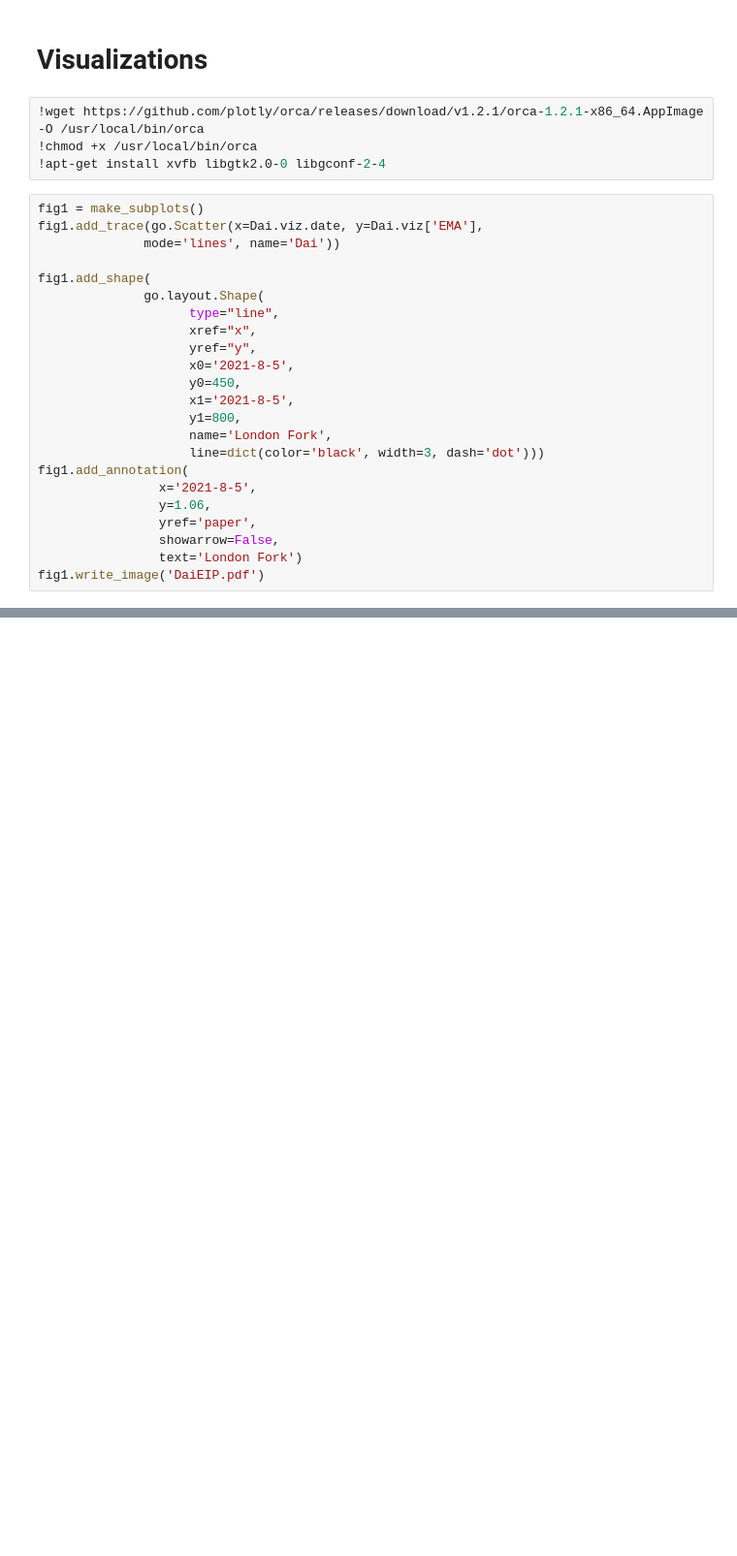
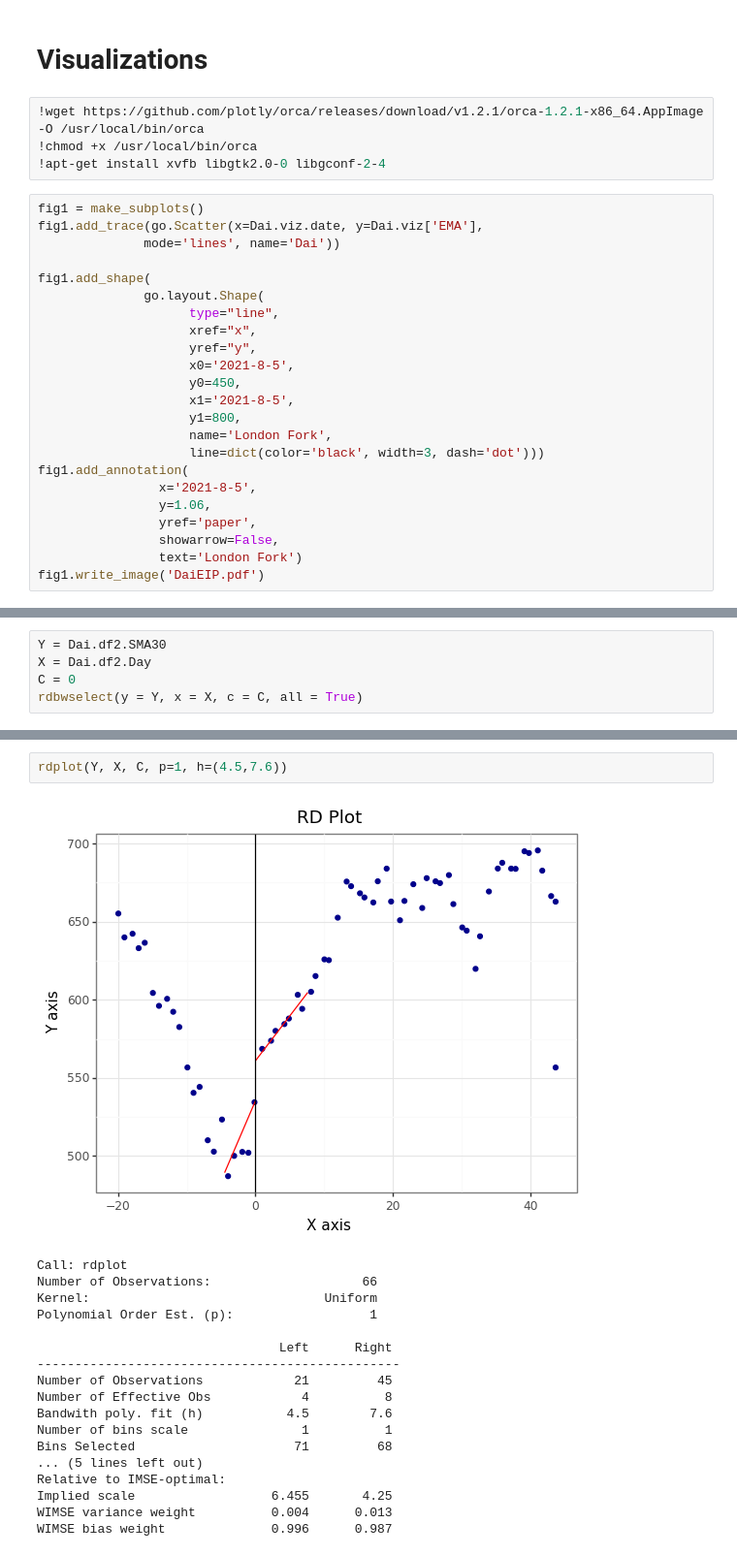
Before and after one commit to SciEcon/SoK_Blockchain_Decentralization, a Jupyter notebook: code/EIP1559_Analysis.ipynb, the cells around one changed output, grey strips where cells are left out. Shown at 97% size. Drawn from its saved outputs; the diff is of its cells as text; blank space fills up the shorter version.

```diff
--- a/code/EIP1559_Analysis.ipynb
+++ b/code/EIP1559_Analysis.ipynb
@@ -675,0 +622,5 @@ fig1.write_image('DaiEIP.pdf')
+# %%
+Y = Dai.df2.SMA30
+X = Dai.df2.Day
+C = 0
+rdbwselect(y = Y, x = X, c = C, all = True)
@@ -675,0 +647,21 @@ fig1.write_image('DaiEIP.pdf')
+# %%
+rdplot(Y, X, C, p=1, h=(4.5,7.6))
+# %% [output]
+[figure, added]
+Call: rdplot
+Number of Observations:                    66
+Kernel:                               Uniform
+Polynomial Order Est. (p):                  1
+
+                                Left      Right
+------------------------------------------------
+Number of Observations            21         45
+Number of Effective Obs            4          8
+Bandwith poly. fit (h)           4.5        7.6
+Number of bins scale               1          1
+Bins Selected                     71         68
+... (5 lines left out)
+Relative to IMSE-optimal:
+Implied scale                  6.455       4.25
+WIMSE variance weight          0.004      0.013
+WIMSE bias weight              0.996      0.987
```
Also changed, not shown: parts of 44 cells of this notebook.
